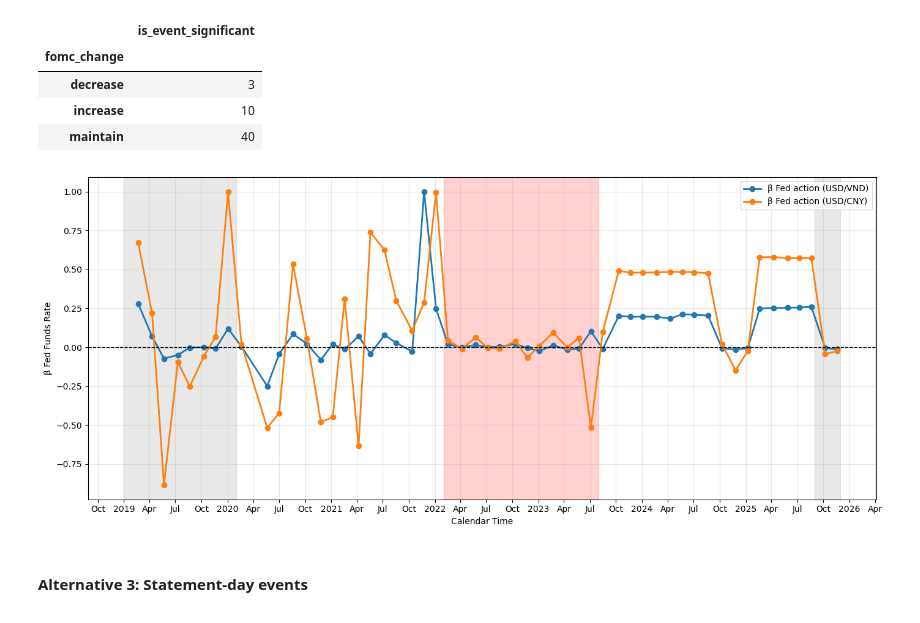
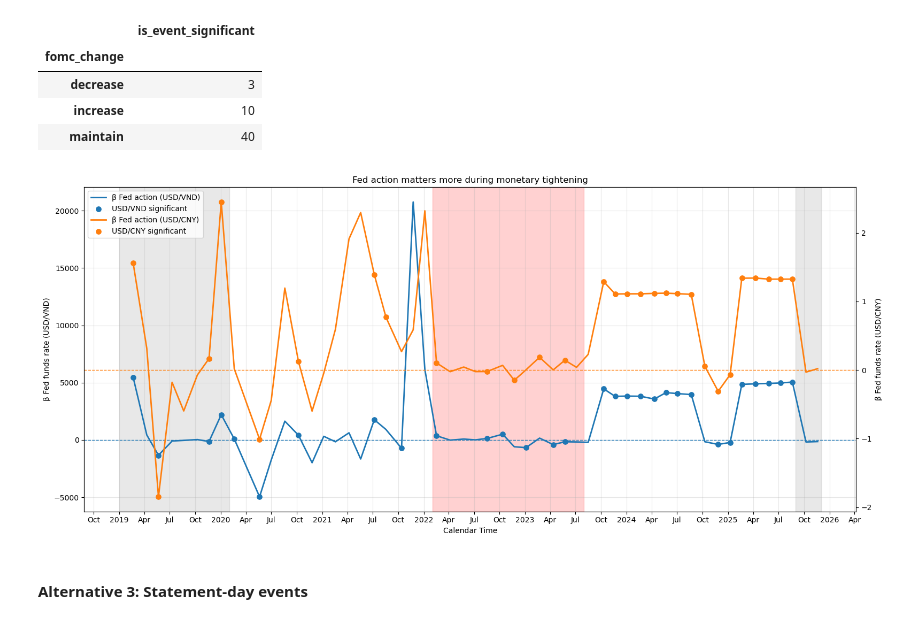
Before and after one commit to tnt1626/fed-action-fed-communication, a Jupyter notebook: src/robustness.ipynb, the cells around one changed output. Saved outputs shown, nothing was run; the diff lists cells and outputs as text; code cells hidden in the pictures.

Commit message:
update: fix some figures

```diff
--- a/src/robustness.ipynb
+++ b/src/robustness.ipynb
@@ -310,8 +337,8 @@ event_vars = [
 
 config = EventRollingConfig(
     lags=list(range(0, 1)), # no lag
-    days_before=15,
-    days_after=15,
+    days_before=17,
+    days_after=17,
     event_col="fomc_event"  # dummy event
 )
 
@@ -372,8 +399,8 @@ event_vars = [
 
 config = EventRollingConfig(
     lags=list(range(0, 1)), # no lag
-    days_before=15,
-    days_after=15,
+    days_before=17,
+    days_after=17,
     event_col="fomc_event"  # dummy event
 )
 
@@ -423,17 +442,17 @@ beta_fed_funds_vnd_cny = pd.DataFrame({
 # %%
 tightening_periods = [
     ("2019-01-01", "2020-02-01"),
     ("2022-02-01", "2023-08-01"),
     ("2025-09-01", "2025-12-01"),
 ]
 
-plot_usdvnd_fed_action_with_tightening(
-    df=beta_fed_funds_vnd_cny,
-    tightening_periods=tightening_periods,
-    beta_col= ['beta_fed_funds_vnd', 'beta_fed_funds_cny']
+plot_fed_funds_rate_beta(
+    results_df_vnd=results_df_vnd,
+    results_df_cny=results_df_cny,
+    tightening_periods=tightening_periods
 )
 # %% [output]
-[figure, old version]
+[figure, new version]
 # %% [markdown]
 #### Alternative 3: Statement-day events
 # %% [markdown]
```
Also changed, not shown: parts of 11 cells of this notebook, 1 other file.
